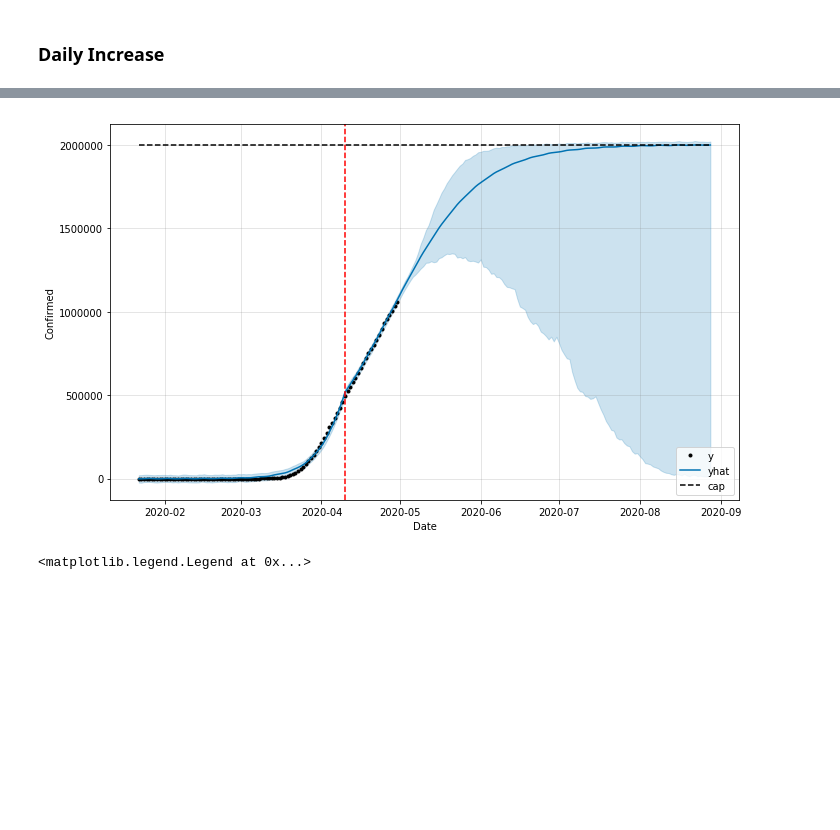
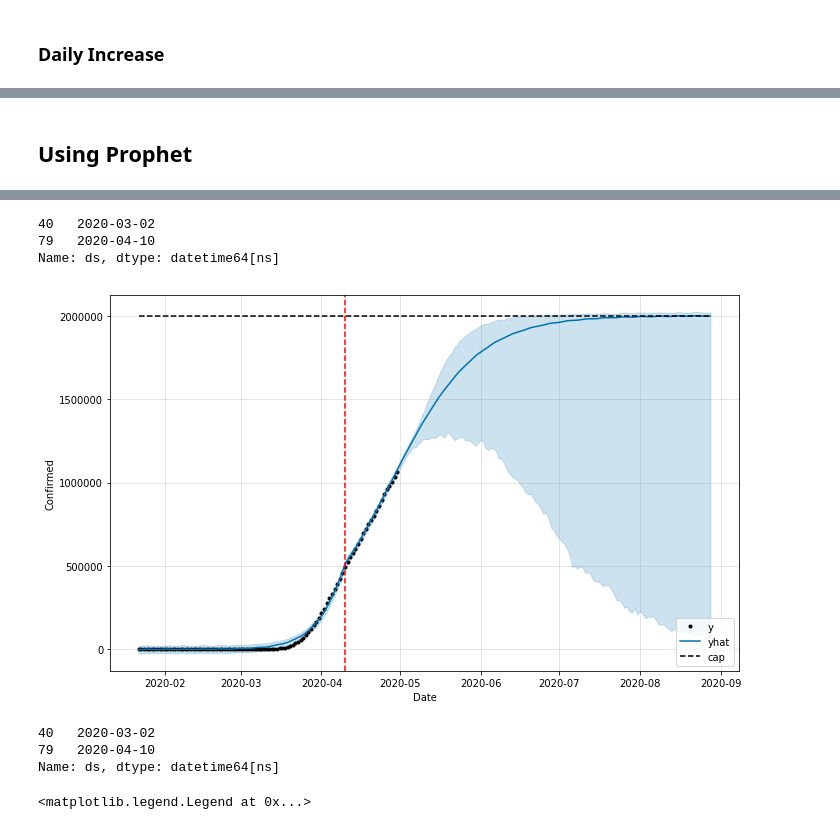
Before and after one commit to RileyWClarke/MLTSA_COVID19, a Jupyter notebook: Covid-19-US.ipynb, the cells around one changed output, grey strips where cells are left out. Drawn from its saved outputs; the diff is of its cells as text; code cells hidden in the pictures; blank space fills up the shorter version.

```diff
--- a/Covid-19-US.ipynb
+++ b/Covid-19-US.ipynb
@@ -82,10 +160,12 @@ confirmed_data.tail()
+# %% [markdown]
+## Using Prophet
 # %%
 simlog = Prophet(growth='logistic',interval_width=0.95,n_changepoints=2,
     yearly_seasonality=False,
     weekly_seasonality = True,
     daily_seasonality = False,
-    #changepoints = ['2020-02-27','2020-03-08','2020-04-05'],
-    changepoint_prior_scale=0.5)
+
+    changepoint_prior_scale=0.1)
 
 confirmed_train = confirmed_data
 confirmed_train['cap'] = 2000000
@@ -103,6 +183,4 @@ ax.set_ylabel('Confirmed')
 
 a5 = add_changepoints_to_plot(fig5.gca(), simlog, forecast,trend=False)
 ax.legend()
-
-ax.plot()
 # %% [output]
@@ -110,4 +188,13 @@ ax.plot()
+40   2020-03-02
+79   2020-04-10
+Name: ds, dtype: datetime64[ns]
-[figure, old version]
+[figure, new version]
+# %%
+simlog.changepoints
+# %% [output]
+40   2020-03-02
+79   2020-04-10
+Name: ds, dtype: datetime64[ns]
 # %%
 simlog = Prophet(growth='logistic',interval_width=0.95,n_changepoints=6,
     yearly_seasonality=False,
```
Also changed, not shown: parts of 21 cells of this notebook, 1 other file.
